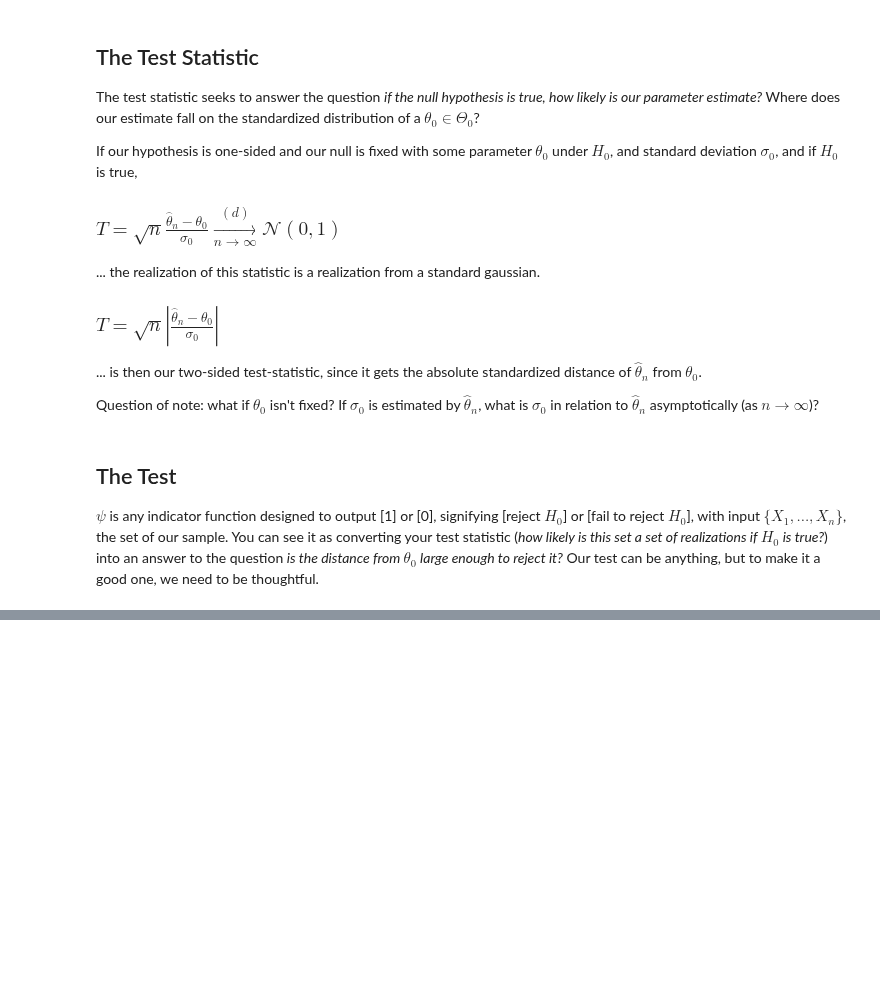
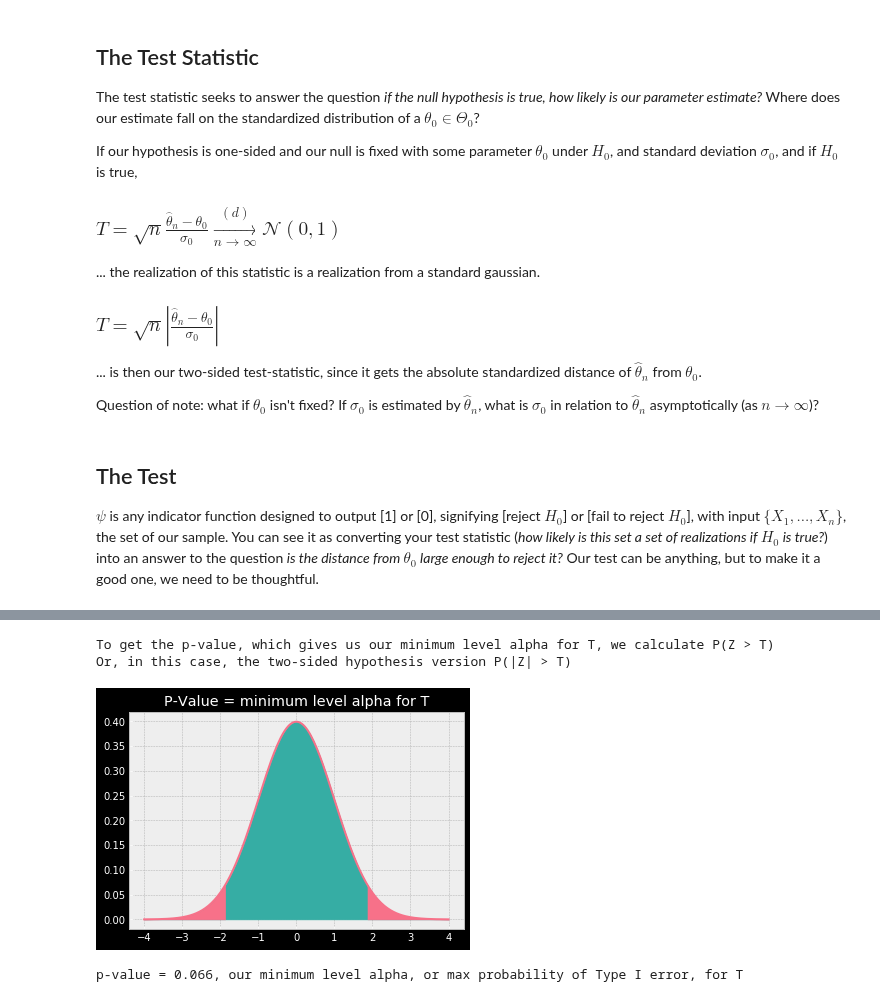
Before and after one commit to TraceMyers/mitx-stats-notes, a Jupyter notebook: U2L6&7 - Hypothesis Testing, Type I & II Errors, Levels and P-values.ipynb, the cells around one changed output, grey strips where cells are left out. Cells and saved outputs as stored; diff of their text form; code cells hidden in the pictures; blank space fills up the shorter version.

```diff
--- a/U2L6&7 - Hypothesis Testing, Type I & II Errors, Levels and P-values.ipynb
+++ b/U2L6&7 - Hypothesis Testing, Type I & II Errors, Levels and P-values.ipynb
@@ -132,0 +198,21 @@ Continuing with the aforementioned one-sided hypothesis, we get our p-value from
+# %%
+print('To get the p-value, which gives us our minimum level alpha for T, we calculate P(Z > T)')
+print('Or, in this case, the two-sided hypothesis version P(|Z| > T)')
+
+plt.title('P-Value = minimum level alpha for T')
+ax = sns.lineplot(domain, snorm)
+mask_r, mask_l = domain > tstat, domain < -tstat
+x_r, y_r, x_l, y_l = domain[mask_r], snorm[mask_r], domain[mask_l], snorm[mask_l]
+ax.fill_between(domain, snorm, color=pal[3])
+ax.fill_between(x_r, y1=y_r, color=pal[0])
+ax.fill_between(x_l, y1=y_l, color=pal[0])
+plt.show()
+# %% [output]
+To get the p-value, which gives us our minimum level alpha for T, we calculate P(Z > T)
+Or, in this case, the two-sided hypothesis version P(|Z| > T)
+[figure, added]
+# %%
+pval = round(2 * (1 - norm.cdf(tstat)), 3)
+print(f'p-value = {pval}, our minimum level alpha, or max probability of Type I error, for T')
+# %% [output]
+p-value = 0.066, our minimum level alpha, or max probability of Type I error, for T
```
Also changed, not shown: parts of 9 cells of this notebook.
